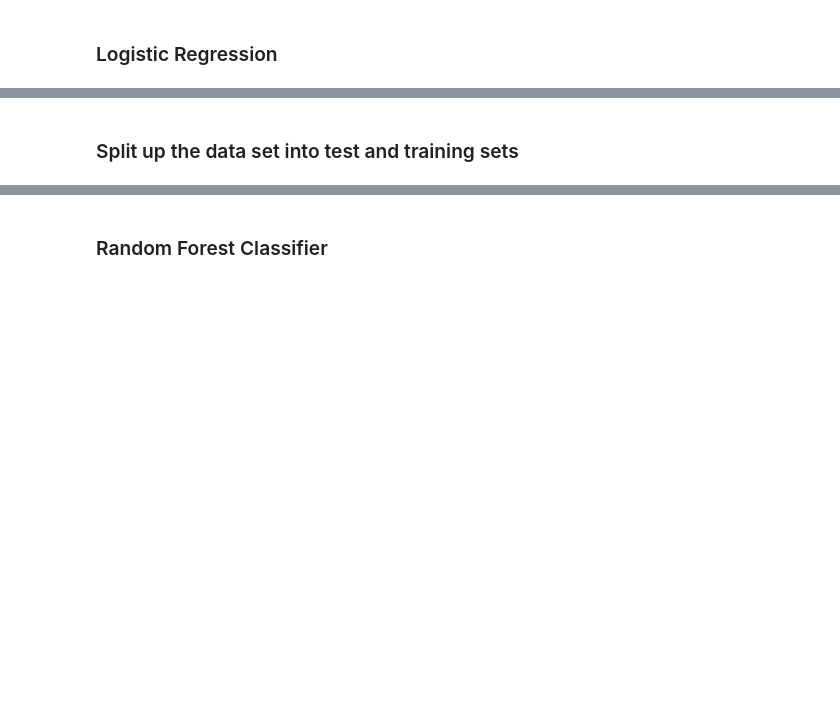
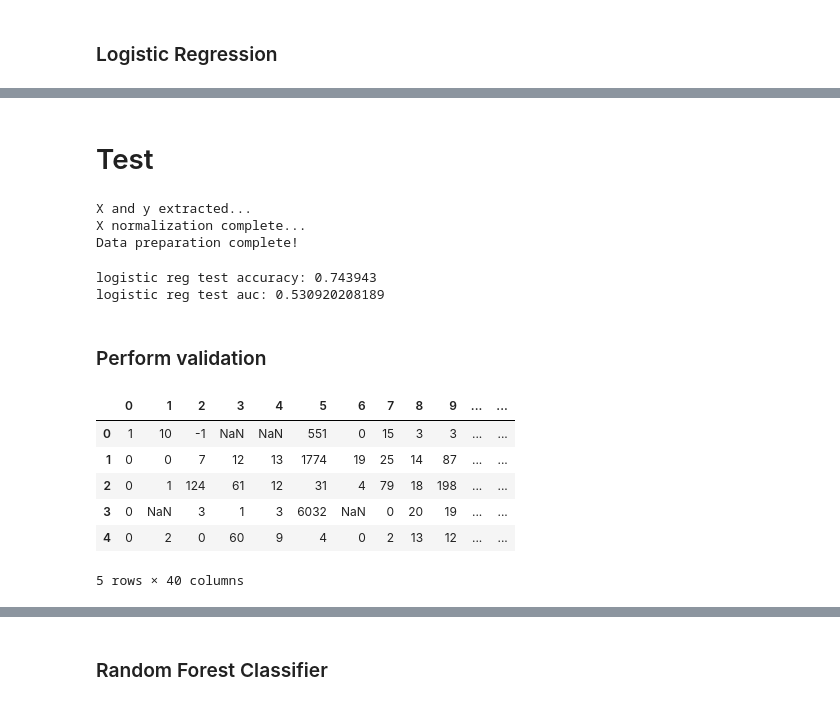
Before and after one commit to fnokeke/datasci, a Jupyter notebook: fab_hw1.ipynb, the cells around one changed output, grey strips where cells are left out. Drawn from its saved outputs; the diff is of its cells as text; code cells hidden in the pictures; blank space fills up the shorter version.

Commit message:
training, validation, testing all done for logistReg and RandomForest. Only tuning left! Yay.

```diff
--- a/fab_hw1.ipynb
+++ b/fab_hw1.ipynb
@@ -252,0 +339,18 @@ model.score(cX,cy)
+# %% [markdown]
+# Test
+# %%
+df_test = pd.read_table('test3M.txt', header=None)
+X_test, y_test = get_train_xy(df_test, selected_categ_cols)
+# %% [output]
+X and y extracted...
+X normalization complete...
+Data preparation complete!
+# %%
+predicted_test = model_log_reg.predict(X_test)
+print "logistic reg test accuracy:", metrics.accuracy_score(y_test, predicted_test)
+print "logistic reg test auc:", metrics.roc_auc_score(y_test, predicted_test)
+# %% [output]
+logistic reg test accuracy: 0.743943
+logistic reg test auc: 0.530920208189
+# %% [markdown]
+### Perform validation
@@ -252,0 +359,10 @@ model.score(cX,cy)
+# %%
+va_df.head()
+# %% [output]
+|  | 0 | 1 | 2 | 3 | 4 | 5 | 6 | 7 | 8 | 9 | ... | ... |
+| 0 | 1 | 10 | -1 | NaN | NaN | 551 | 0 | 15 | 3 | 3 | ... | ... |
+| 1 | 0 | 0 | 7 | 12 | 13 | 1774 | 19 | 25 | 14 | 87 | ... | ... |
+| 2 | 0 | 1 | 124 | 61 | 12 | 31 | 4 | 79 | 18 | 198 | ... | ... |
+| 3 | 0 | NaN | 3 | 1 | 3 | 6032 | NaN | 0 | 20 | 19 | ... | ... |
+| 4 | 0 | 2 | 0 | 60 | 9 | 4 | 0 | 2 | 13 | 12 | ... | ... |
+5 rows × 40 columns
@@ -253,4 +379,2 @@ model.score(cX,cy)
 # %%
 ########### ================ STOPPP: still editing code below ####################
-# %% [markdown]
-### Split up the data set into test and training sets
```
Also changed, not shown: parts of 42 cells of this notebook, 1 other file.
